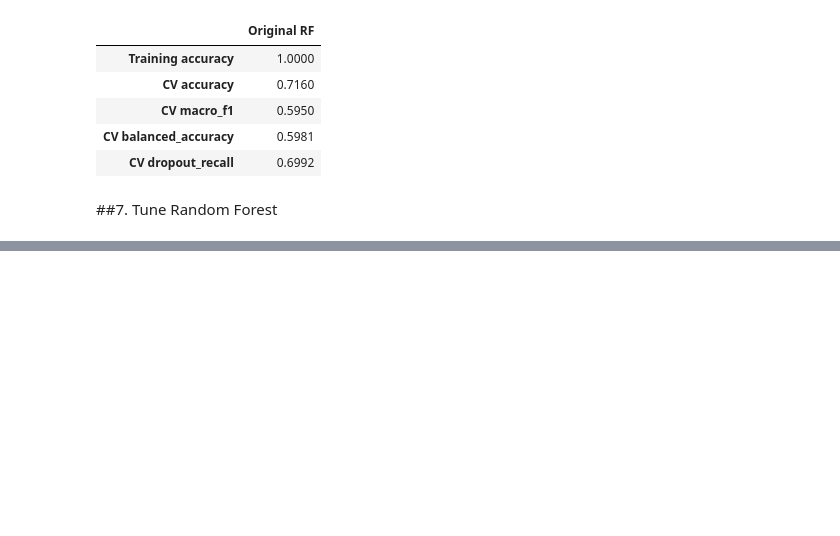
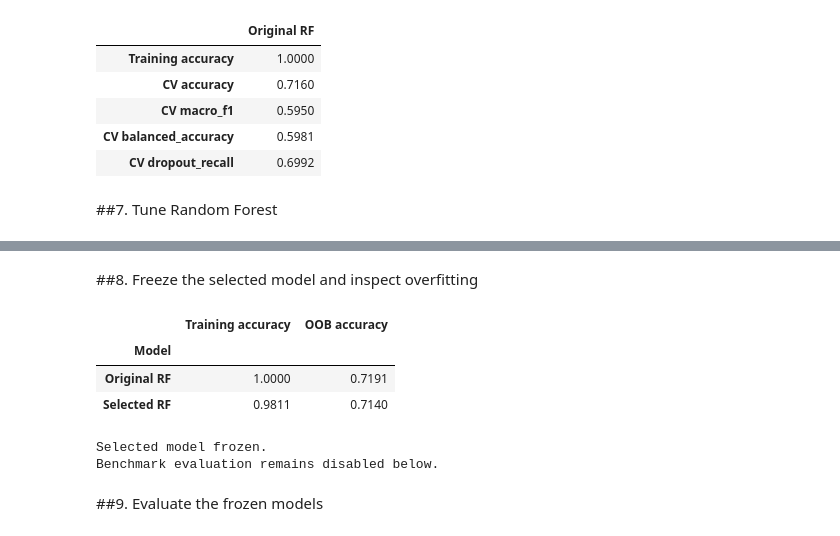
Before and after one commit to Ayesh2002/ml-student-dropout, a Jupyter notebook: 02_random_forest.ipynb, the cells around one changed output, grey strips where cells are left out. Cells and saved outputs as stored; diff of their text form; code cells hidden in the pictures; blank space fills up the shorter version.

```diff
--- a/02_random_forest.ipynb
+++ b/02_random_forest.ipynb
@@ -373,3 +373,60 @@ Selected tuning-CV accuracy: 0.7262
 | 4 | 3 | 0.879133 | 0.724213 | 0.620782 | 0.708857 | ... |
 | 5 | 4 | 0.885844 | 0.721670 | 0.618118 | 0.705340 | ... |
 | 11 | 5 | 0.993077 | 0.720542 | 0.626725 | 0.705340 | ... |
+# %% [markdown]
+##8. Freeze the selected model and inspect overfitting
+# %%
+baseline_model = clone(baseline).set_params(
+    rf__oob_score=True,
+    rf__n_jobs=-1,
+).fit(X_train, y_train)
+
+selected_model = clone(search.best_estimator_).set_params(
+    rf__oob_score=True,
+    rf__n_jobs=-1,
+).fit(X_train, y_train)
+
+diagnostics = pd.DataFrame([
+    {
+        "Model": name,
+        "Training accuracy": model.score(X_train, y_train),
+        "OOB accuracy": model.named_steps["rf"].oob_score_,
+    }
+    for name, model in [
+        ("Original RF", baseline_model),
+        ("Selected RF", selected_model),
+    ]
+]).set_index("Model")
+
+display(diagnostics.round(4))
+diagnostics.to_csv(RESULTS / "training_diagnostics.csv")
+
+frozen = {
+    "run_id": RUN_ID,
+    "prediction_time": "after first semester",
+    "features": features,
+    "target_classes": ["Dropout", "Enrolled", "Graduate"],
+    "dataset_url": DATA_URL,
+    "dataset_sha256": hashlib.sha256(data_bytes).hexdigest(),
+    "seed": SEED,
+    "test_size": 0.20,
+    "selection_metric": "accuracy",
+    "cv_folds": 5,
+    "selected_parameters": search.best_params_,
+    "tuning_cv_accuracy": float(search.best_score_),
+    "sklearn_version": sklearn.__version__,
+    "holdout_status": "Previously explored benchmark",
+    "benchmark_evaluated": False,
+}
+
+print("Selected model frozen.")
+print("Benchmark evaluation remains disabled below.")
+# %% [output]
+|  | Training accuracy | OOB accuracy |
+| Model |  |  |
+| Original RF | 1.0000 | 0.7191 |
+| Selected RF | 0.9811 | 0.7140 |
+Selected model frozen.
+Benchmark evaluation remains disabled below.
+# %% [markdown]
+##9. Evaluate the frozen models
```
Also changed, not shown: parts of 1 cell of this notebook.
